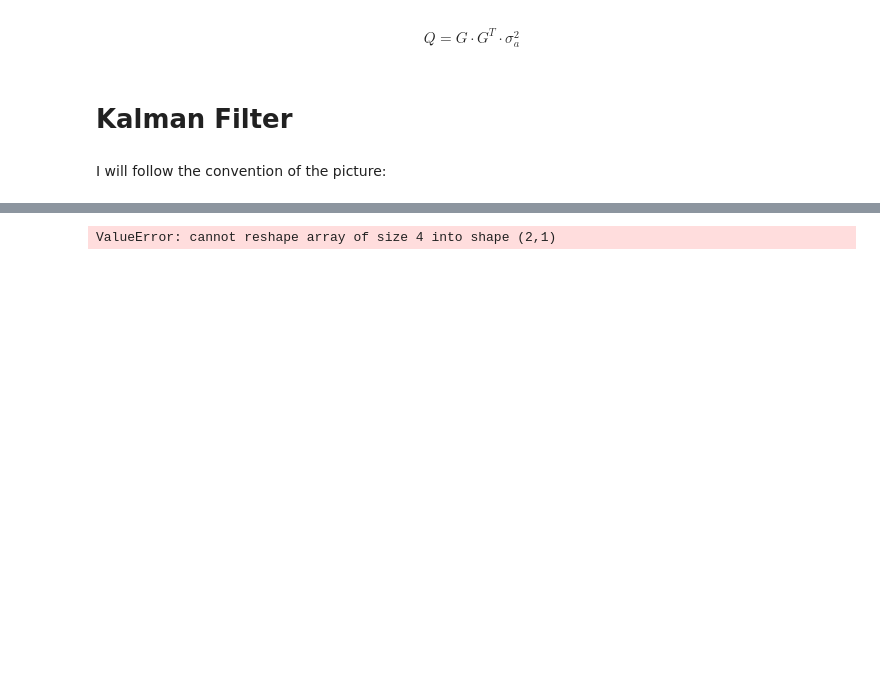
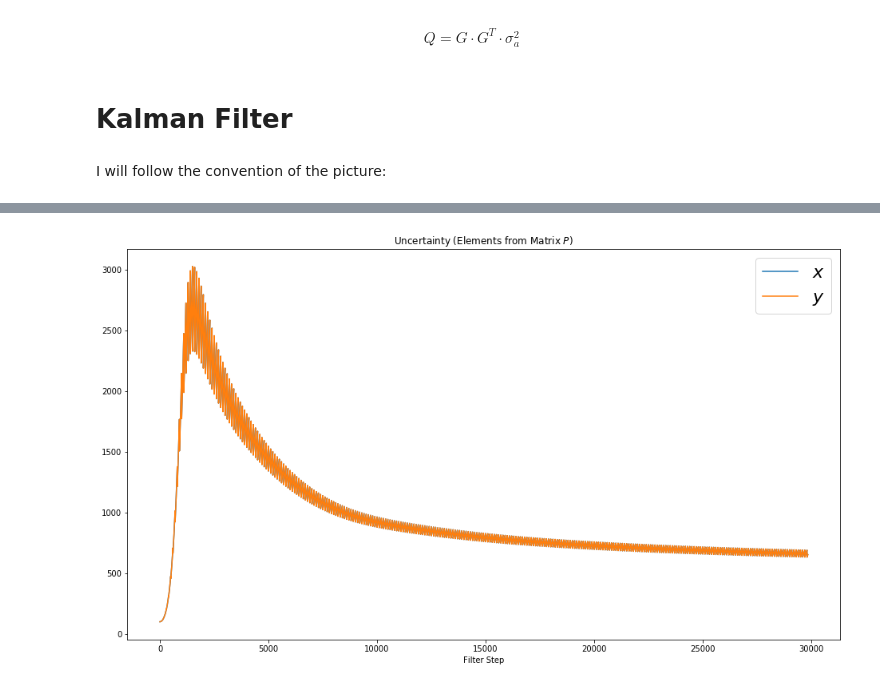
Before and after one commit to hect1995/KTH_Formula, a Jupyter notebook: EKF/script/notebook_KTHFormula.ipynb, the cells around one changed output, grey strips where cells are left out. Cells and saved outputs as stored; diff of their text form; code cells hidden in the pictures; blank space fills up the shorter version.

```diff
--- a/EKF/script/notebook_KTHFormula.ipynb
+++ b/EKF/script/notebook_KTHFormula.ipynb
@@ -207,6 +207,7 @@ def savestates(x, Z, P, K):
     Kx.append(float(K[0,0]))
     Ky.append(float(K[1,0]))
 # %%
+I = np.eye(6)
 for filterstep in range(counter):
 
     # Time Update (Prediction)
@@ -228,16 +229,28 @@ for filterstep in range(counter):
 
 
         # Update the estimate via z
-        Z = measurements[:,filterstep].reshape(H.shape[0],1)
-        y = Z - (H*x)                            # Innovation or Residual
-        x = x + (K*y)
+        Z = measurements[:2,filterstep] # just get the data regarding the position
+        auxiliar_prod = H * x
+        y = Z.T - auxiliar_prod[0,:]
+        x = x + (K * y.T)
 
         # Update the error covariance
-        P = (I - (K*H))*P
-
-
+        P = (I - (K * H)) * P
 
     # Save states for Plotting
     savestates(x, Z, P, K)
-# %% [output]
-ValueError: cannot reshape array of size 4 into shape (2,1)
+# %%
+def plot_P():
+    fig = plt.figure(figsize=(16,9))
+    #plt.subplot(211)
+    plt.plot(range(len(measurements[0])),Px, label='$x$')
+    plt.plot(range(len(measurements[0])),Py, label='$y$')
+    plt.title('Uncertainty (Elements from Matrix $P$)')
+    plt.legend(loc='best',prop={'size':22})
+    plt.xlabel('Filter Step')
+    plt.ylabel('')
+    plt.legend(loc='best',prop={'size':22})
+# %%
+plot_P()
+# %% [output]
+[figure, added]
```
Also changed, not shown: parts of 1 cell of this notebook, 2 other files.
